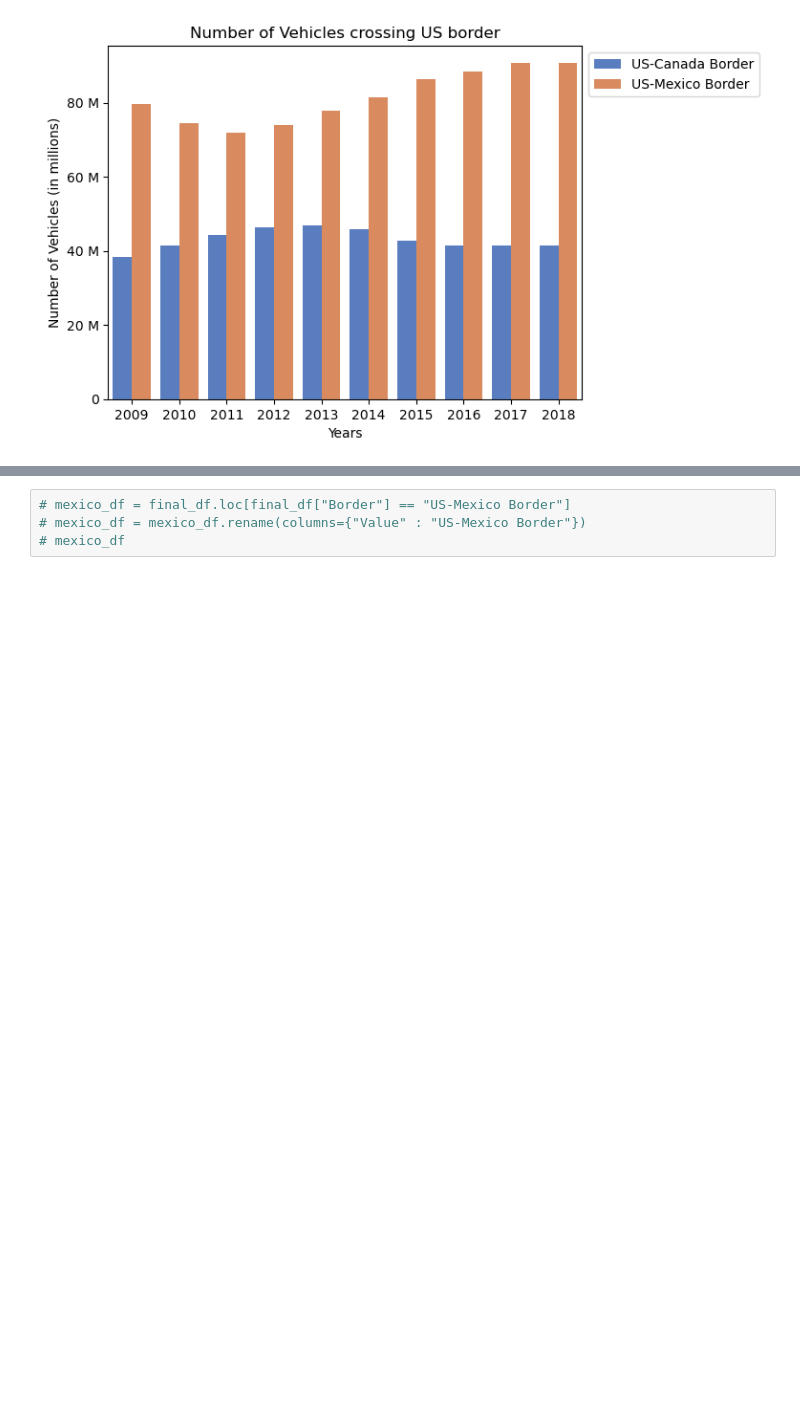
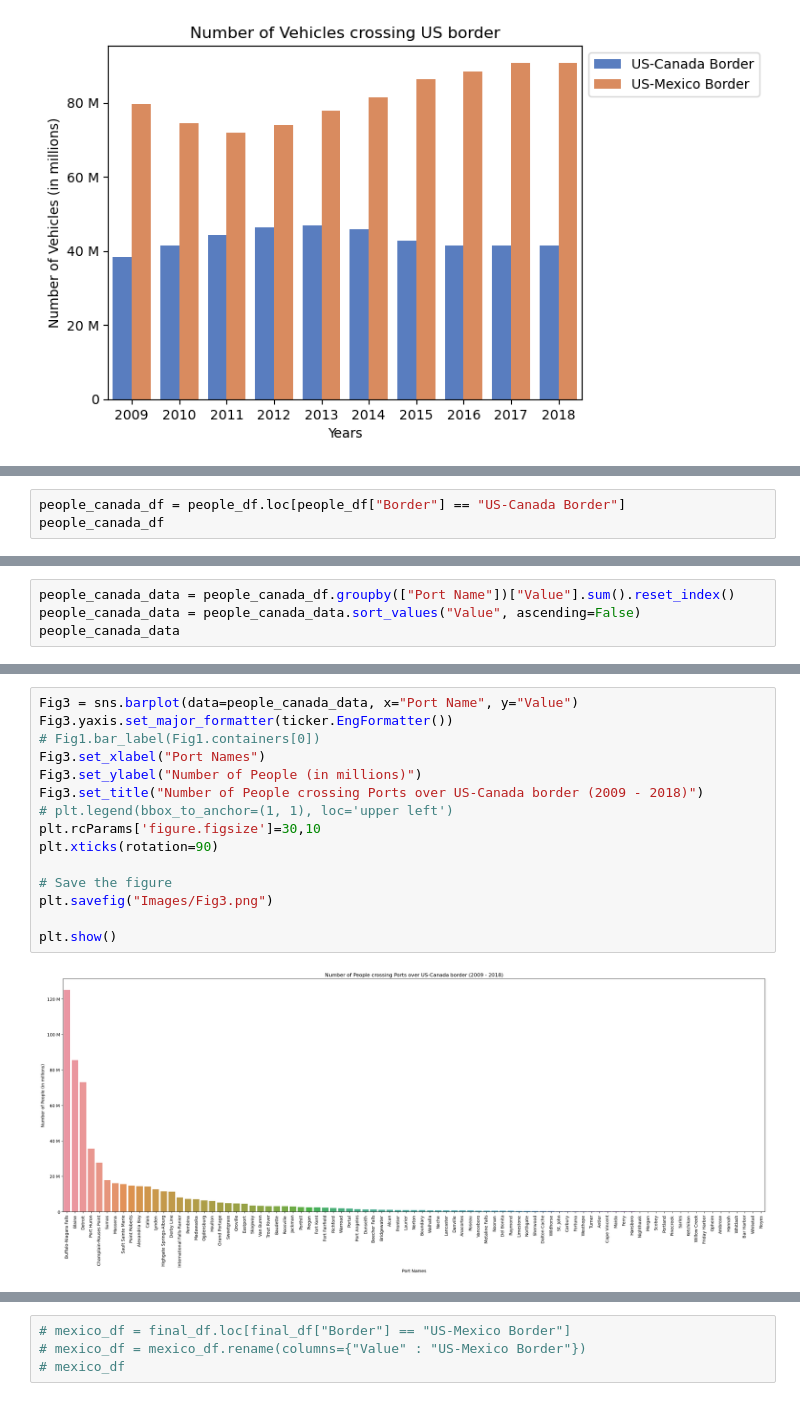
Before and after one commit to saraparveen26/Data-Visualization---US-Border-Crossing, a Jupyter notebook: border_crossing_sara.ipynb, the cells around one changed output, grey strips where cells are left out. Saved outputs shown, nothing was run; the diff lists cells and outputs as text; blank space fills up the shorter version.

Commit message:
Question 2 charts

```diff
--- a/border_crossing_sara.ipynb
+++ b/border_crossing_sara.ipynb
@@ -366,0 +367,3 @@ plt.show()
+# %%
+people_canada_df = people_df.loc[people_df["Border"] == "US-Canada Border"]
+people_canada_df
@@ -366,0 +384,4 @@ plt.show()
+# %%
+people_canada_data = people_canada_df.groupby(["Port Name"])["Value"].sum().reset_index()
+people_canada_data = people_canada_data.sort_values("Value", ascending=False)
+people_canada_data
@@ -366,0 +402,17 @@ plt.show()
+# %%
+Fig3 = sns.barplot(data=people_canada_data, x="Port Name", y="Value")
+Fig3.yaxis.set_major_formatter(ticker.EngFormatter())
+# Fig1.bar_label(Fig1.containers[0])
+Fig3.set_xlabel("Port Names")
+Fig3.set_ylabel("Number of People (in millions)")
+Fig3.set_title("Number of People crossing Ports over US-Canada border (2009 - 2018)")
+# plt.legend(bbox_to_anchor=(1, 1), loc='upper left')
+plt.rcParams['figure.figsize']=30,10
+plt.xticks(rotation=90)
+
+# Save the figure
+plt.savefig("Images/Fig3.png")
+
+plt.show()
+# %% [output]
+[figure, added]
```
Also changed, not shown: parts of 7 cells of this notebook, 2 other files.
